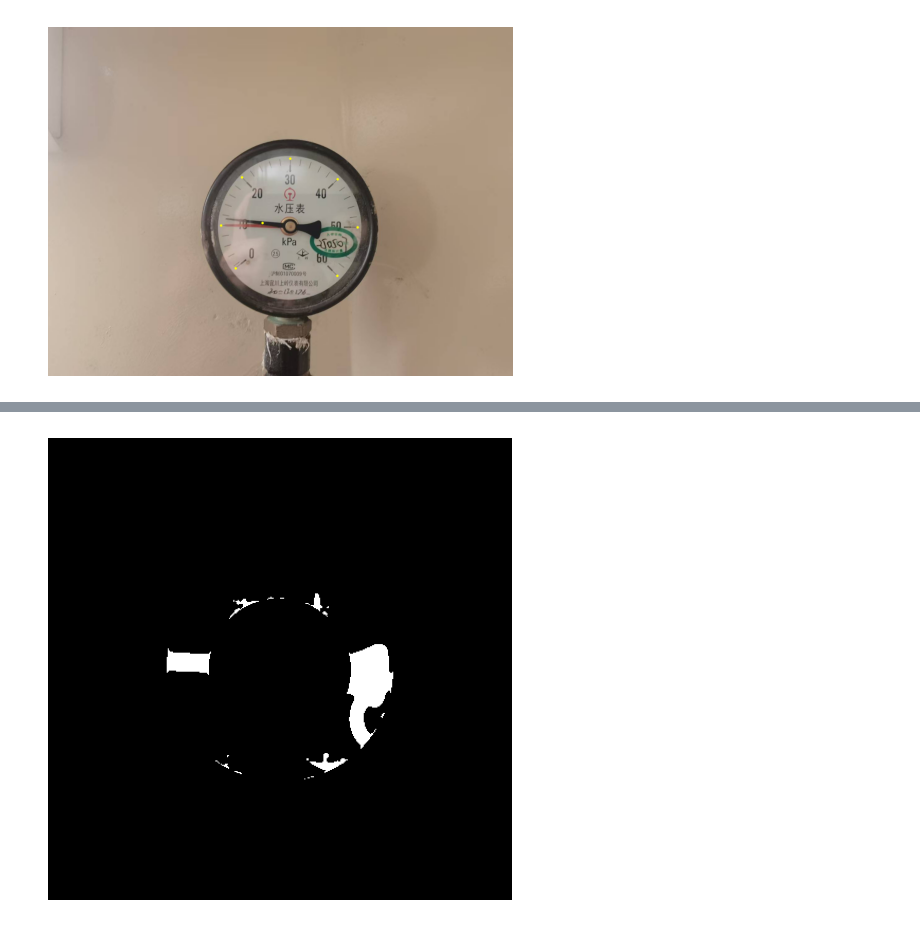
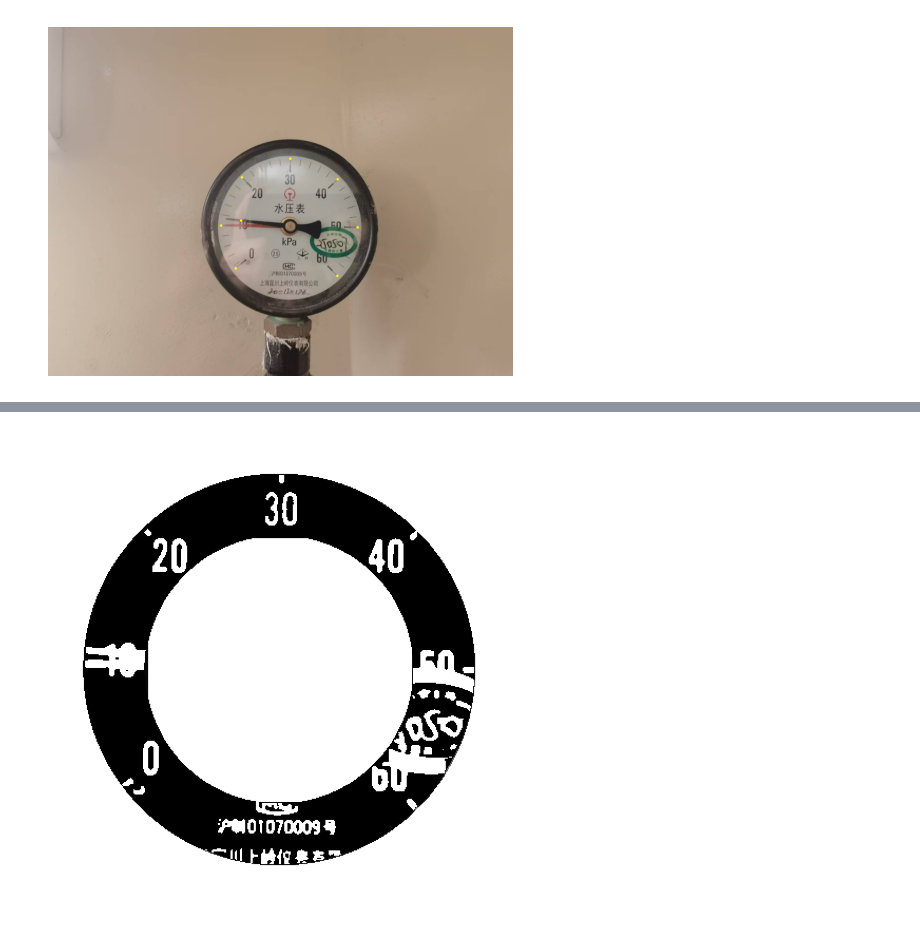
Before and after one commit to aoiJays/ai4clock, a Jupyter notebook: baseline5.ipynb, the cells around one changed output, grey strips where cells are left out. Cells and saved outputs as stored; diff of their text form; code cells hidden in the pictures.

```diff
--- a/baseline5.ipynb
+++ b/baseline5.ipynb
@@ -576,7 +578,7 @@ def enhance_contrast(gray_img, gamma=2.0):
 
     # 非线性调整，增强对比
     adjusted_img = np.power(stretched_img / 255.0, gamma) * 255
-    return stretched_img.astype(np.uint8)
+    return adjusted_img.astype(np.uint8)
 
 def canny_edge_detection(img, low_threshold=50, high_threshold=150, apertureSize=3):
     """
@@ -594,11 +596,14 @@ def canny_edge_detection(img, low_threshold=50, high_threshold=150, apertureSize
     edges = cv2.Canny(img, low_threshold, high_threshold, apertureSize=3)
     return edges
 # %%
-# 灰度图像增强对比度
 gray_img = cv2.cvtColor(work_img_with_masked, cv2.COLOR_BGR2GRAY)
-
+gray_img = cv2.bilateralFilter(gray_img, d=5, sigmaColor=75, sigmaSpace=75)
 mask_inside = ~mask_in_ellipse(gray_img, a_res * s_l, b_res*s_l, x0, y0, alpha_res)
 mask_outside = mask_in_ellipse(gray_img, a_res * s_r, b_res*s_r, x0, y0, alpha_res)
+
 test_img = crop_with_mask(gray_img.copy(), mask_inside & mask_outside , x0, y0, crop=False)
+
 show_img(test_img)
+
+# save_cv_image_with_plt(test_img, save_name)
 # %% [output]
@@ -608,4 +612,0 @@ debug mask size (437, 438) (437, 438)
-# %%
-test_img = median(test_img, disk(3))
-test_img = enhance_contrast(test_img )
-show_img(test_img)
@@ -613,0 +613,15 @@ show_img(test_img)
+# %%
+def black_hat(image, kernel_size=(50, 50)):
+
+    # 定义结构元素
+    kernel = cv2.getStructuringElement(cv2.MORPH_RECT, kernel_size)
+
+    # 执行黑帽运算
+    blackhat_image = cv2.morphologyEx(image, cv2.MORPH_BLACKHAT, kernel)
+
+    return 255 - blackhat_image
+
+test_img = black_hat(test_img)
+show_img(test_img)
+test_img = enhance_contrast(test_img )
+show_img(test_img)
@@ -614,24 +631,11 @@ show_img(test_img)
 # %%
 binary_img = kmeans_binarization(test_img, mask_inside & mask_outside)
 show_img(binary_img)
 #
 
-# save_cv_image_with_plt(binary_img, 'test.jpg')
-#
-# selem = disk(3)
-# # 膨胀操作：扩展前景区域
-# dilated_img = dilation(binary_img, selem)
-# show_img(dilated_img)
-# #
-# # 腐蚀操作：收缩前景区域
-# eroded_img = erosion(dilated_img, selem)
-# show_img(eroded_img)
-
-
-# edge_img = canny_edge_detection(binary_img)
-# show_img(edge_img)
+save_cv_image_with_plt(binary_img, save_name)
 # %% [output]
-[figure, old version]
+[figure, new version]
 # %%
 # hough_img, res_line = convert_to_color_and_draw_lines(edge_img, zone_radius)
 # show_img(hough_img)
```
Also changed, not shown: parts of 14 cells of this notebook, 16 other files.
